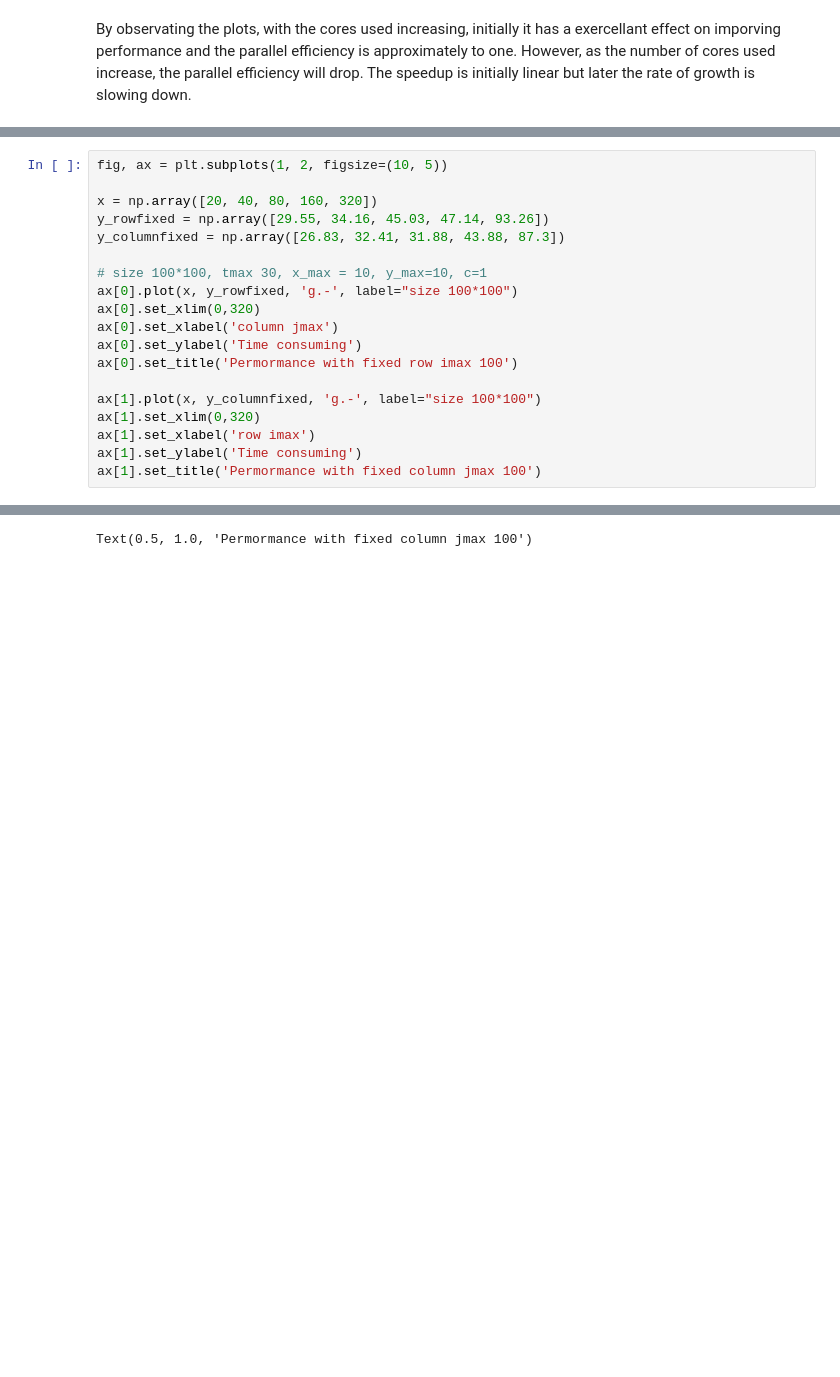
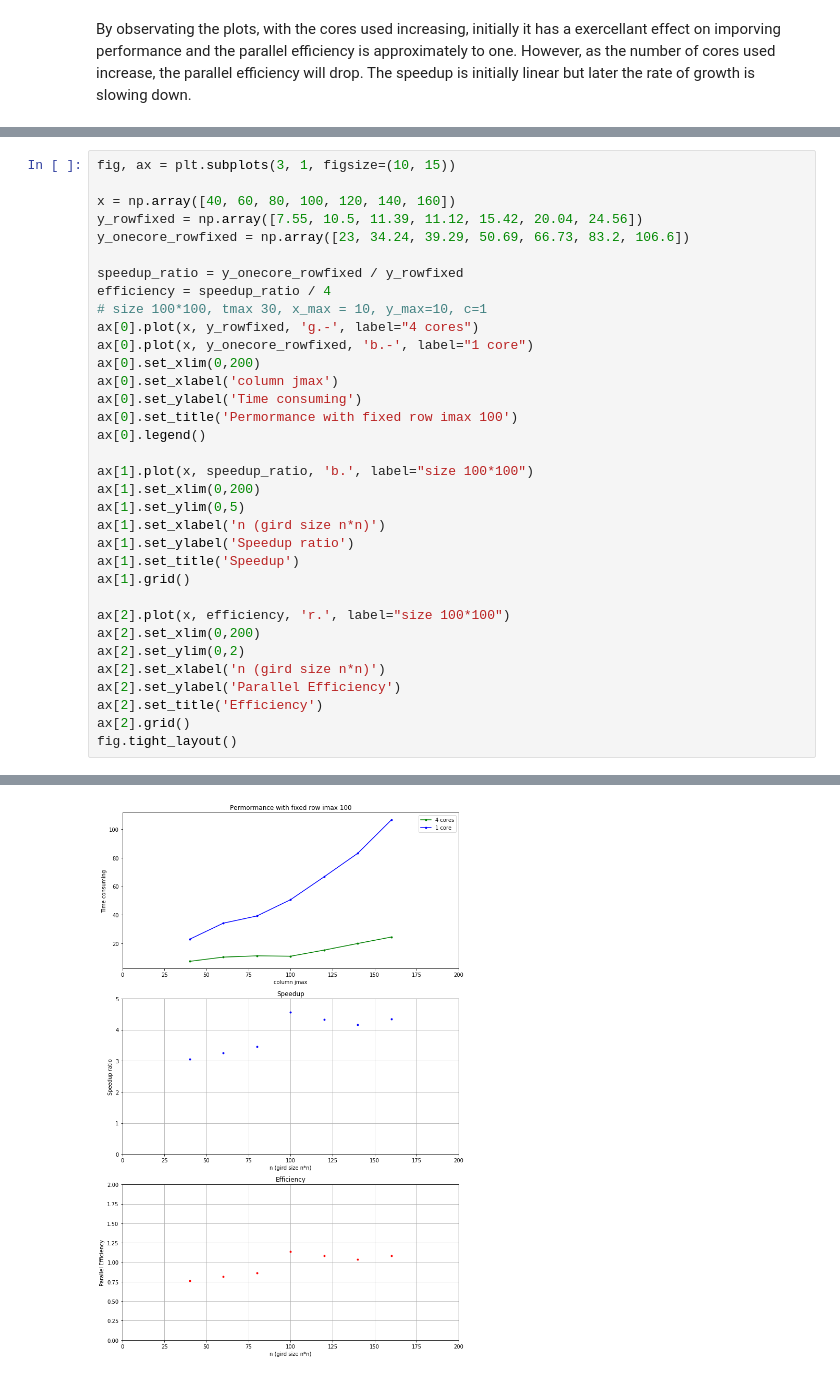
Before and after one commit to liuzyon/acse-6-mpi-coursework-acse-zl1220, a Jupyter notebook: report.ipynb, the cells around one changed output, grey strips where cells are left out. Saved outputs shown, nothing was run; the diff lists cells and outputs as text; blank space fills up the shorter version.

```diff
--- a/report.ipynb
+++ b/report.ipynb
@@ -241,20 +272,35 @@ Then I change the height and width of the domain independtly of one another with
 # %%
-fig, ax = plt.subplots(1, 2, figsize=(10, 5))
+fig, ax = plt.subplots(3, 1, figsize=(10, 15))
 
-x = np.array([20, 40, 80, 160, 320])
-y_rowfixed = np.array([29.55, 34.16, 45.03, 47.14, 93.26])
-y_columnfixed = np.array([26.83, 32.41, 31.88, 43.88, 87.3])
+x = np.array([40, 60, 80, 100, 120, 140, 160])
+y_rowfixed = np.array([7.55, 10.5, 11.39, 11.12, 15.42, 20.04, 24.56])
+y_onecore_rowfixed = np.array([23, 34.24, 39.29, 50.69, 66.73, 83.2, 106.6])
 
+speedup_ratio = y_onecore_rowfixed / y_rowfixed
+efficiency = speedup_ratio / 4
 # size 100*100, tmax 30, x_max = 10, y_max=10, c=1
-ax[0].plot(x, y_rowfixed, 'g.-', label="size 100*100")
-ax[0].set_xlim(0,320)
+ax[0].plot(x, y_rowfixed, 'g.-', label="4 cores")
+ax[0].plot(x, y_onecore_rowfixed, 'b.-', label="1 core")
+ax[0].set_xlim(0,200)
 ax[0].set_xlabel('column jmax')
 ax[0].set_ylabel('Time consuming')
 ax[0].set_title('Permormance with fixed row imax 100')
+ax[0].legend()
 
-ax[1].plot(x, y_columnfixed, 'g.-', label="size 100*100")
-ax[1].set_xlim(0,320)
-ax[1].set_xlabel('row imax')
-ax[1].set_ylabel('Time consuming')
-ax[1].set_title('Permormance with fixed column jmax 100')
+ax[1].plot(x, speedup_ratio, 'b.', label="size 100*100")
+ax[1].set_xlim(0,200)
+ax[1].set_ylim(0,5)
+ax[1].set_xlabel('n (gird size n*n)')
+ax[1].set_ylabel('Speedup ratio')
+ax[1].set_title('Speedup')
+ax[1].grid()
+
+ax[2].plot(x, efficiency, 'r.', label="size 100*100")
+ax[2].set_xlim(0,200)
+ax[2].set_ylim(0,2)
+ax[2].set_xlabel('n (gird size n*n)')
+ax[2].set_ylabel('Parallel Efficiency')
+ax[2].set_title('Efficiency')
+ax[2].grid()
+fig.tight_layout()
 # %% [output]
@@ -263,2 +307,2 @@ ax[1].set_title('Permormance with fixed column jmax 100')
-Text(0.5, 1.0, 'Permormance with fixed column jmax 100')
+[figure, added]
 # %% [markdown]
```
Also changed, not shown: parts of 9 cells of this notebook.
